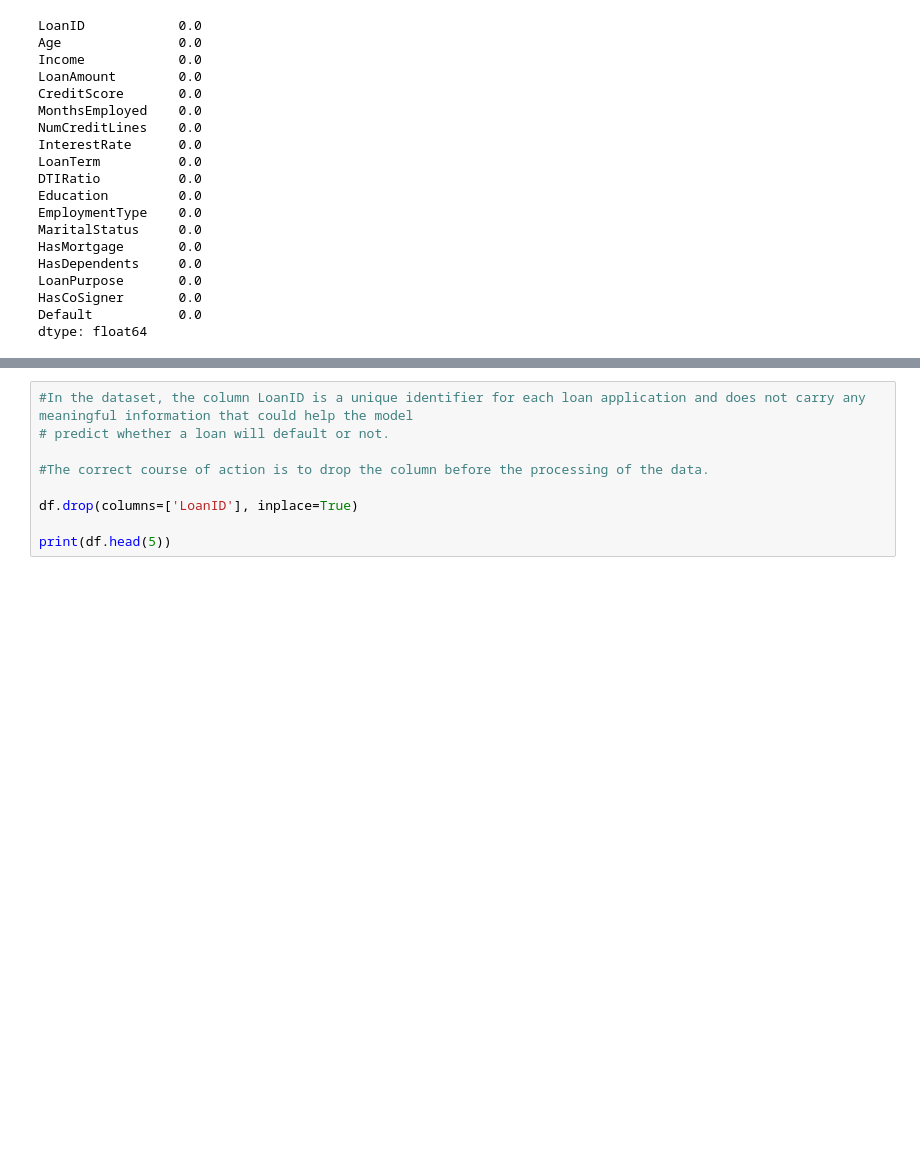
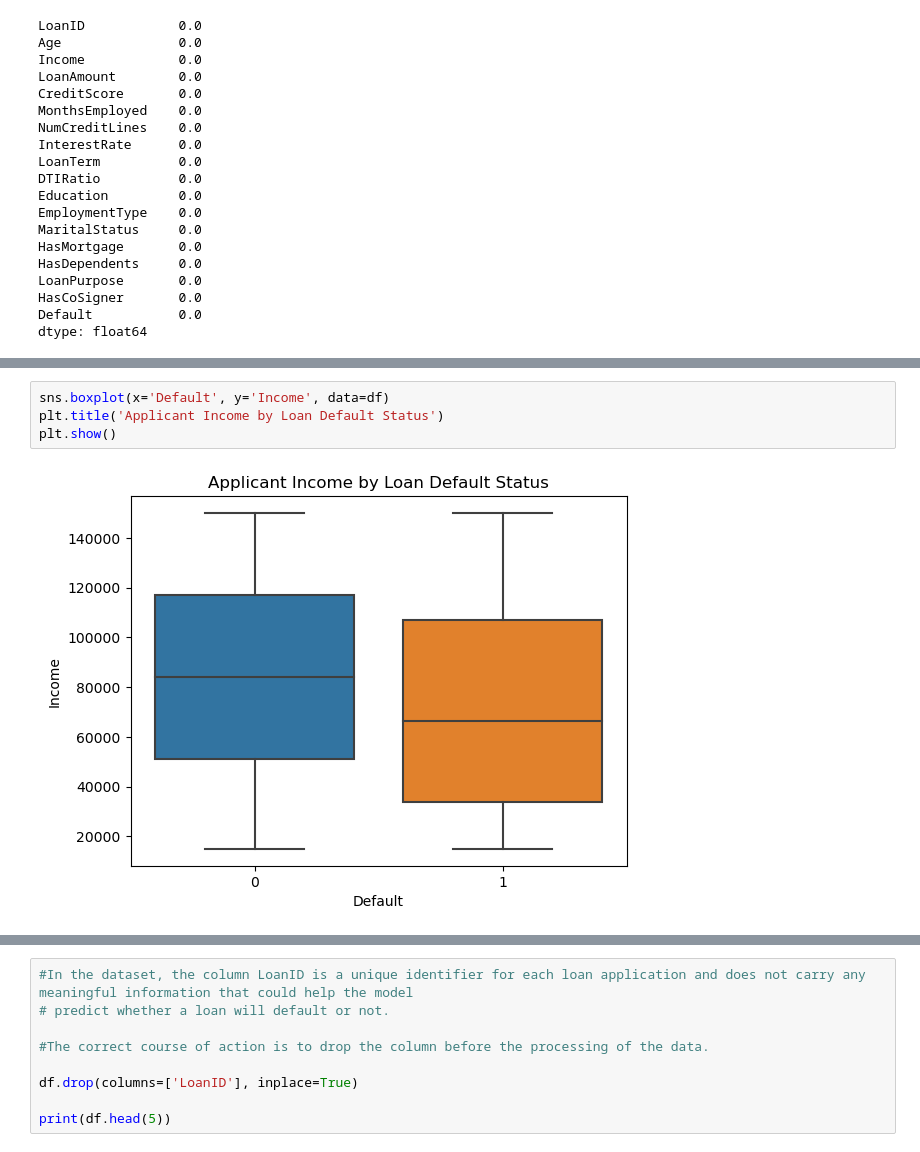
Before and after one commit to sharmaraghav644/PrivateRepo, a Jupyter notebook: Loan_Default_Predication_Code.ipynb, the cells around one changed output, grey strips where cells are left out. Drawn from its saved outputs; the diff is of its cells as text; blank space fills up the shorter version.

```diff
--- a/Loan_Default_Predication_Code.ipynb
+++ b/Loan_Default_Predication_Code.ipynb
@@ -119,0 +166,6 @@ dtype: float64
+# %%
+sns.boxplot(x='Default', y='Income', data=df)
+plt.title('Applicant Income by Loan Default Status')
+plt.show()
+# %% [output]
+[figure, added]
```
Also changed, not shown: parts of 7 cells of this notebook.
